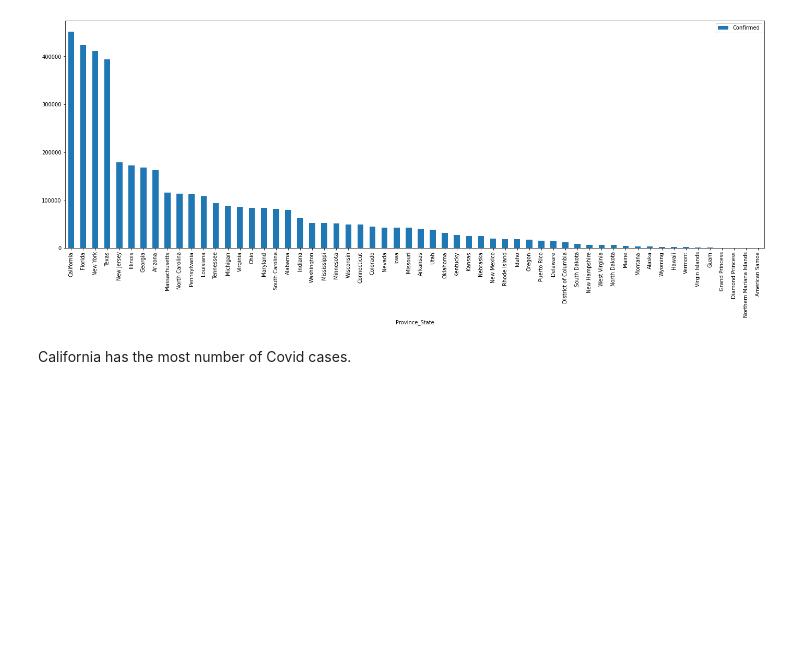
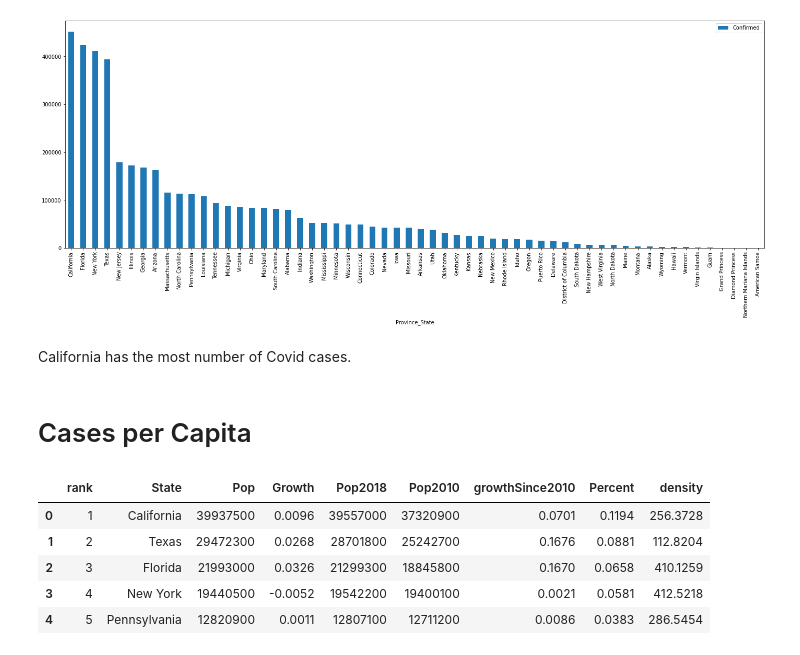
Before and after one commit to github-jupyter/covid, a Jupyter notebook: covid.ipynb, the cells around one changed output. Drawn from its saved outputs; the diff is of its cells as text; code cells hidden in the pictures; blank space fills up the shorter version.

Commit message:
Added Covid cases per Capita.

```diff
--- a/covid.ipynb
+++ b/covid.ipynb
@@ -20,3 +20,15 @@ cdf.plot.bar(x='Province_State', y='Confirmed', figsize=(24,8))
 [figure]
 # %% [markdown]
 California has the most number of Covid cases.
+# %% [markdown]
+# Cases per Capita
+# %%
+pdf = pd.read_csv('state-populations.csv')
+pdf.head()
+# %% [output]
+|  | rank | State | Pop | Growth | Pop2018 | Pop2010 | growthSince2010 | Percent | density |
+| 0 | 1 | California | 39937500 | 0.0096 | 39557000 | 37320900 | 0.0701 | 0.1194 | 256.3728 |
+| 1 | 2 | Texas | 29472300 | 0.0268 | 28701800 | 25242700 | 0.1676 | 0.0881 | 112.8204 |
+| 2 | 3 | Florida | 21993000 | 0.0326 | 21299300 | 18845800 | 0.1670 | 0.0658 | 410.1259 |
+| 3 | 4 | New York | 19440500 | -0.0052 | 19542200 | 19400100 | 0.0021 | 0.0581 | 412.5218 |
+| 4 | 5 | Pennsylvania | 12820900 | 0.0011 | 12807100 | 12711200 | 0.0086 | 0.0383 | 286.5454 |
```
Also changed, not shown: parts of 2 cells of this notebook, 1 other file.
